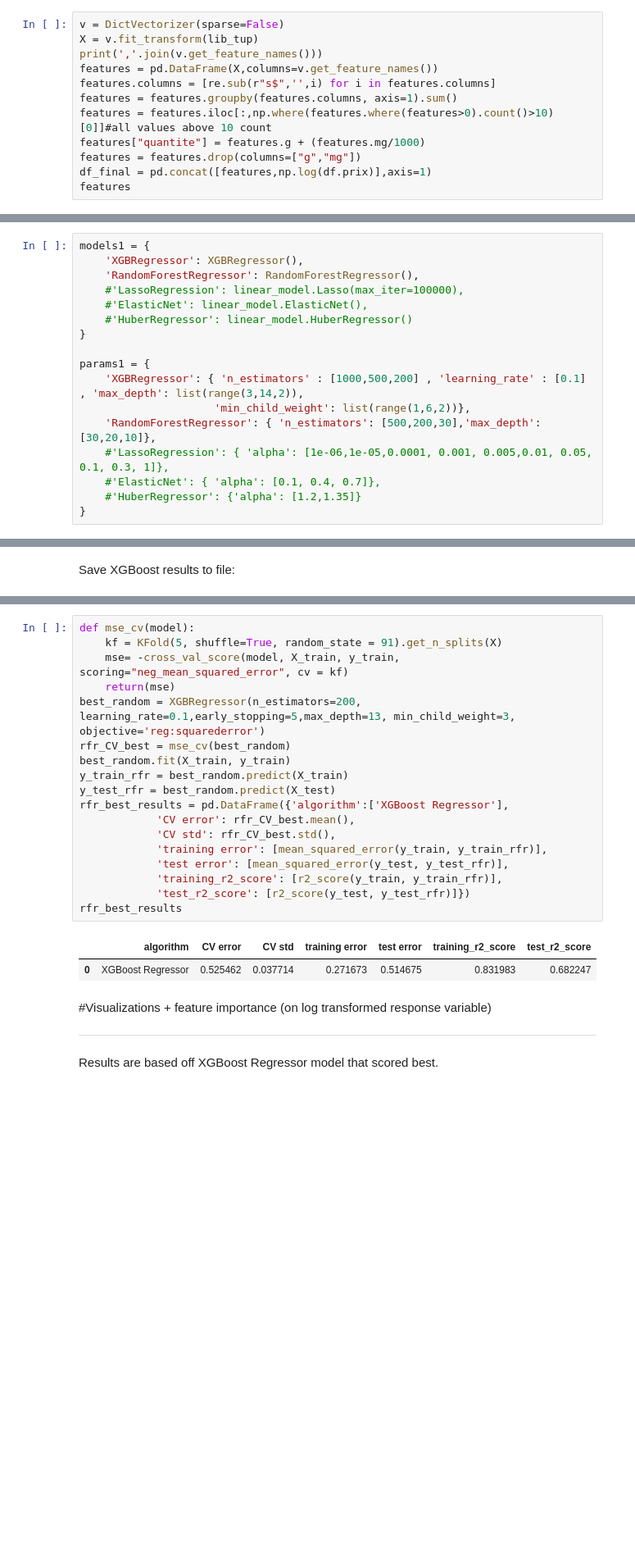
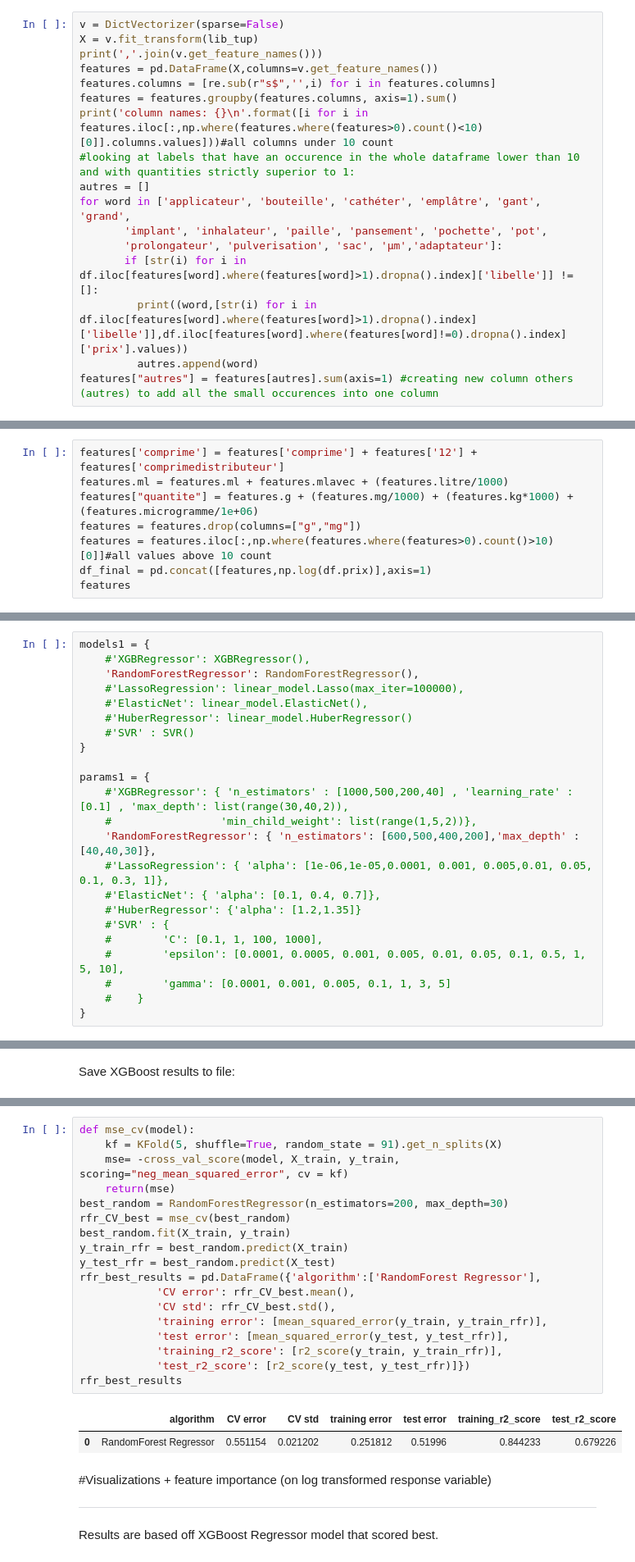
Before and after one commit to databs1/med_price_prediction, a Jupyter notebook: Price_prediction_v1.ipynb, the cells around one changed output, grey strips where cells are left out. Shown at 82% size. Saved outputs shown, nothing was run; the diff lists cells and outputs as text; blank space fills up the shorter version.

```diff
--- a/Price_prediction_v1.ipynb
+++ b/Price_prediction_v1.ipynb
@@ -208,10 +211,15 @@ print(','.join(v.get_feature_names()))
 features = pd.DataFrame(X,columns=v.get_feature_names())
 features.columns = [re.sub(r"s$",'',i) for i in features.columns]
 features = features.groupby(features.columns, axis=1).sum()
-features = features.iloc[:,np.where(features.where(features>0).count()>10)[0]]#all values above 10 count
-features["quantite"] = features.g + (features.mg/1000)
-features = features.drop(columns=["g","mg"])
-df_final = pd.concat([features,np.log(df.prix)],axis=1)
-features
+print('column names: {}\n'.format([i for i in features.iloc[:,np.where(features.where(features>0).count()<10)[0]].columns.values]))#all columns under 10 count
+#looking at labels that have an occurence in the whole dataframe lower than 10 and with quantities strictly superior to 1:
+autres = []
+for word in ['applicateur', 'bouteille', 'cathéter', 'emplâtre', 'gant', 'grand',
+       'implant', 'inhalateur', 'paille', 'pansement', 'pochette', 'pot',
+       'prolongateur', 'pulverisation', 'sac', 'µm','adaptateur']:
+       if [str(i) for i in df.iloc[features[word].where(features[word]>1).dropna().index]['libelle']] != []:
+         print((word,[str(i) for i in df.iloc[features[word].where(features[word]>1).dropna().index]['libelle']],df.iloc[features[word].where(features[word]!=0).dropna().index]['prix'].values))
+         autres.append(word)
+features["autres"] = features[autres].sum(axis=1) #creating new column others (autres) to add all the small occurences into one column
 # %% [output]
 12,adaptateurs,aiguilles,ampoules,applicateurs,boite,boites,bouteille,bouteilles,capsules,cartouches,cathéter,compartiments,comprime,comprimedistributeur,cuillèresmesure,dispositifs,doses,emplâtres,fi ...
@@ -230,0 +238,8 @@ features
+# %%
+features['comprime'] = features['comprime'] + features['12'] + features['comprimedistributeur']
+features.ml = features.ml + features.mlavec + (features.litre/1000)
+features["quantite"] = features.g + (features.mg/1000) + (features.kg*1000) + (features.microgramme/1e+06)
+features = features.drop(columns=["g","mg"])
+features = features.iloc[:,np.where(features.where(features>0).count()>10)[0]]#all values above 10 count
+df_final = pd.concat([features,np.log(df.prix)],axis=1)
+features
@@ -461,20 +490,26 @@ X = pd.concat([(~df_final.iloc[:,:-1].apply(lambda x: x/x).isna()*1).astype('cat
 y = df_final.iloc[:,-1]
 # %%
 models1 = {
-    'XGBRegressor': XGBRegressor(),
+    #'XGBRegressor': XGBRegressor(),
     'RandomForestRegressor': RandomForestRegressor(),
     #'LassoRegression': linear_model.Lasso(max_iter=100000),
     #'ElasticNet': linear_model.ElasticNet(),
     #'HuberRegressor': linear_model.HuberRegressor()
+    #'SVR' : SVR()
 }
 
 params1 = {
-    'XGBRegressor': { 'n_estimators' : [1000,500,200] , 'learning_rate' : [0.1] , 'max_depth': list(range(3,14,2)),
-                     'min_child_weight': list(range(1,6,2))},
-    'RandomForestRegressor': { 'n_estimators': [500,200,30],'max_depth':[30,20,10]},
+    #'XGBRegressor': { 'n_estimators' : [1000,500,200,40] , 'learning_rate' : [0.1] , 'max_depth': list(range(30,40,2)),
+    #                 'min_child_weight': list(range(1,5,2))},
+    'RandomForestRegressor': { 'n_estimators': [600,500,400,200],'max_depth' :[40,40,30]},
     #'LassoRegression': { 'alpha': [1e-06,1e-05,0.0001, 0.001, 0.005,0.01, 0.05, 0.1, 0.3, 1]},
     #'ElasticNet': { 'alpha': [0.1, 0.4, 0.7]},
     #'HuberRegressor': {'alpha': [1.2,1.35]}
+    #'SVR' : {
+    #        'C': [0.1, 1, 100, 1000],
+    #        'epsilon': [0.0001, 0.0005, 0.001, 0.005, 0.01, 0.05, 0.1, 0.5, 1, 5, 10],
+    #        'gamma': [0.0001, 0.001, 0.005, 0.1, 1, 3, 5]
+    #    }
 }
 # %%
 X_train, X_test, y_train, y_test = train_test_split(X, y, test_size=0.2)
@@ -517,24 +533,24 @@ RandomForestRegressor
 # %%
 def mse_cv(model):
     kf = KFold(5, shuffle=True, random_state = 91).get_n_splits(X)
     mse= -cross_val_score(model, X_train, y_train, scoring="neg_mean_squared_error", cv = kf)
     return(mse)
-best_random = XGBRegressor(n_estimators=200, learning_rate=0.1,early_stopping=5,max_depth=13, min_child_weight=3, objective='reg:squarederror')
+best_random = RandomForestRegressor(n_estimators=200, max_depth=30)
 rfr_CV_best = mse_cv(best_random)
 best_random.fit(X_train, y_train)
 y_train_rfr = best_random.predict(X_train)
 y_test_rfr = best_random.predict(X_test)
-rfr_best_results = pd.DataFrame({'algorithm':['XGBoost Regressor'],
+rfr_best_results = pd.DataFrame({'algorithm':['RandomForest Regressor'],
             'CV error': rfr_CV_best.mean(),
             'CV std': rfr_CV_best.std(),
             'training error': [mean_squared_error(y_train, y_train_rfr)],
             'test error': [mean_squared_error(y_test, y_test_rfr)],
             'training_r2_score': [r2_score(y_train, y_train_rfr)],
             'test_r2_score': [r2_score(y_test, y_test_rfr)]})
 rfr_best_results
 # %% [output]
 |  | algorithm | CV error | CV std | training error | test error | training_r2_score | test_r2_score |
-| 0 | XGBoost Regressor | 0.525462 | 0.037714 | 0.271673 | 0.514675 | 0.831983 | 0.682247 |
+| 0 | RandomForest Regressor | 0.551154 | 0.021202 | 0.251812 | 0.51996 | 0.844233 | 0.679226 |
 # %% [markdown]
 #Visualizations + feature importance (on log transformed response variable)
 
```
Also changed, not shown: parts of 16 cells of this notebook.
